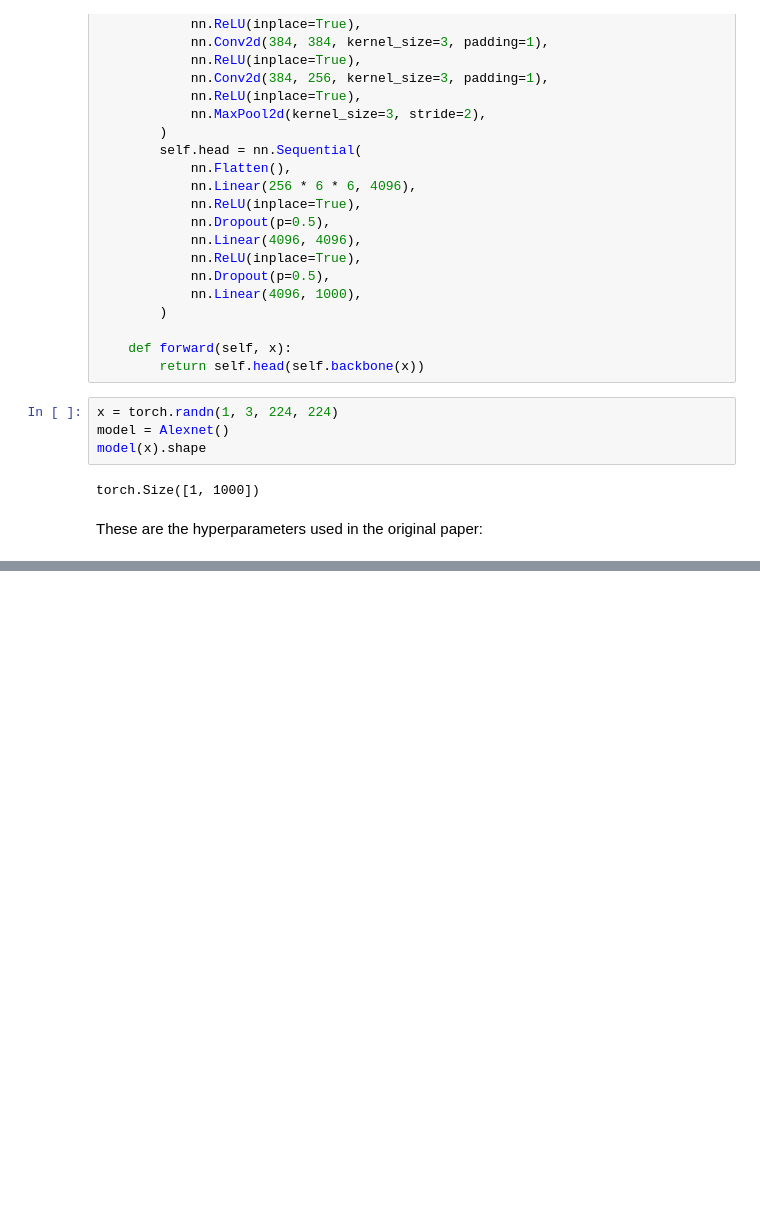
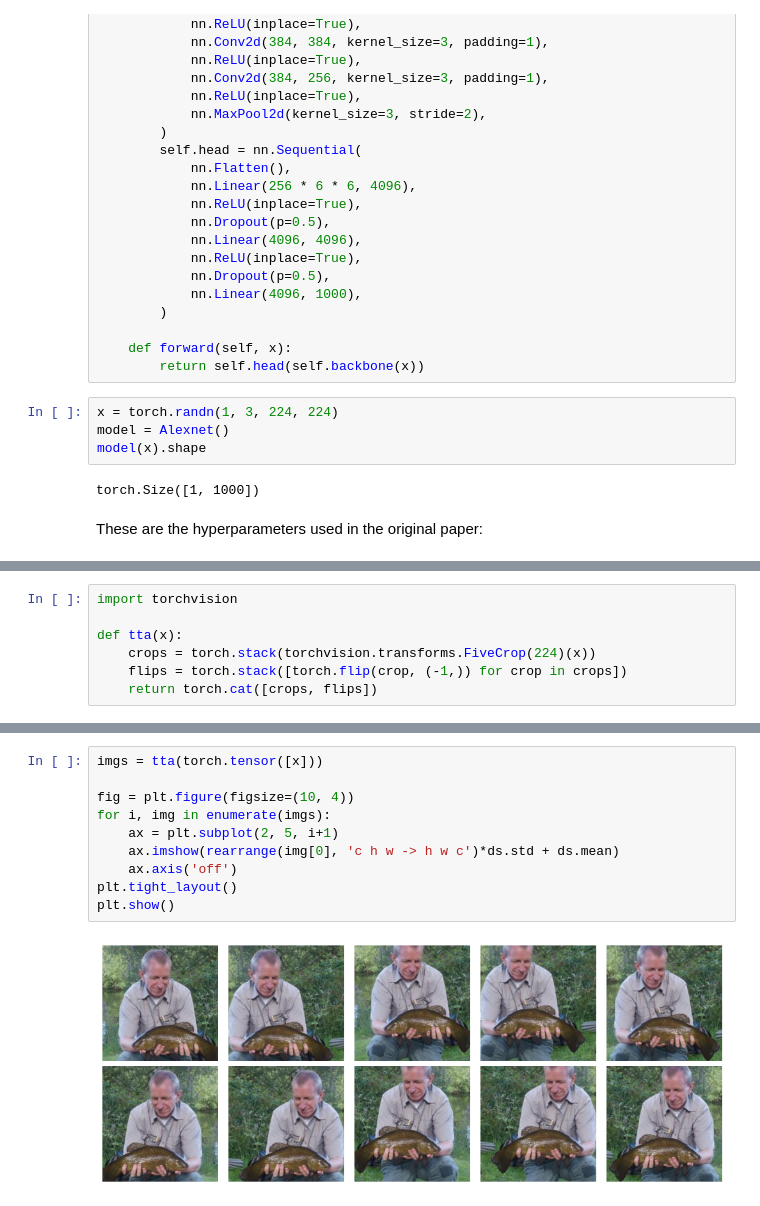
Before and after one commit to juansensio/convnets, a Jupyter notebook: models/2012_alexnet.ipynb, the cells around one changed output, grey strips where cells are left out. Cells and saved outputs as stored; diff of their text form; blank space fills up the shorter version.

```diff
--- a/models/2012_alexnet.ipynb
+++ b/models/2012_alexnet.ipynb
@@ -126,0 +119,7 @@ Originally, it took about five to six days on two NVIDIA GTX 580 3GB GPUs to tra
+# %%
+import torchvision
+
+def tta(x):
+    crops = torch.stack(torchvision.transforms.FiveCrop(224)(x))
+    flips = torch.stack([torch.flip(crop, (-1,)) for crop in crops])
+    return torch.cat([crops, flips])
@@ -126,0 +137,12 @@ Originally, it took about five to six days on two NVIDIA GTX 580 3GB GPUs to tra
+# %%
+imgs = tta(torch.tensor([x]))
+
+fig = plt.figure(figsize=(10, 4))
+for i, img in enumerate(imgs):
+	ax = plt.subplot(2, 5, i+1)
+	ax.imshow(rearrange(img[0], 'c h w -> h w c')*ds.std + ds.mean)
+	ax.axis('off')
+plt.tight_layout()
+plt.show()
+# %% [output]
+[figure, added]
```
Also changed, not shown: parts of 6 cells of this notebook, 8 other files.
